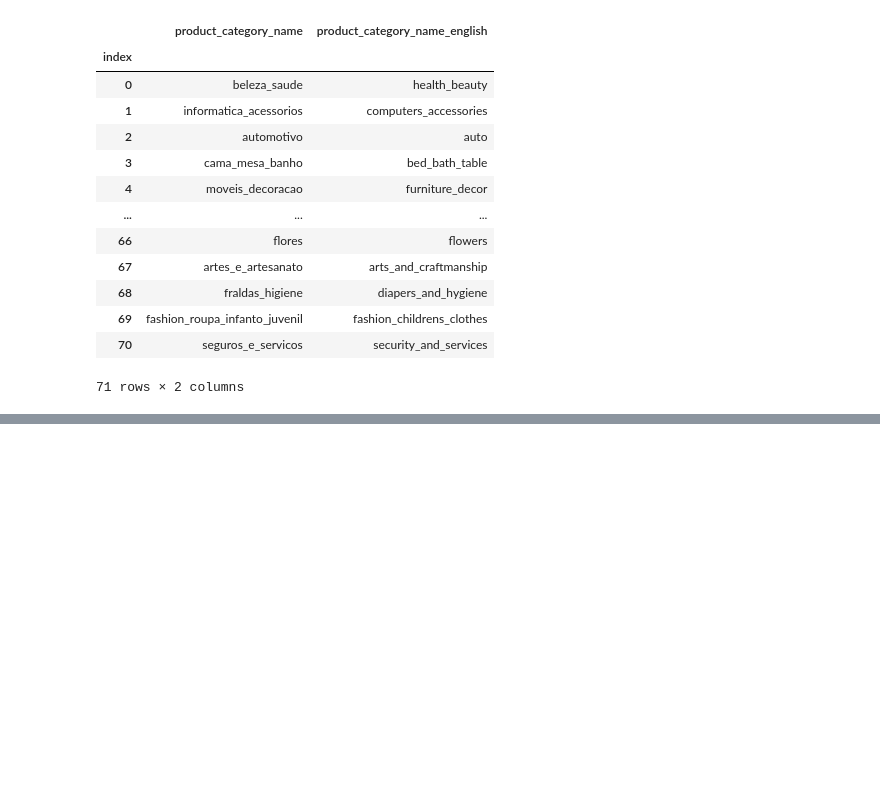
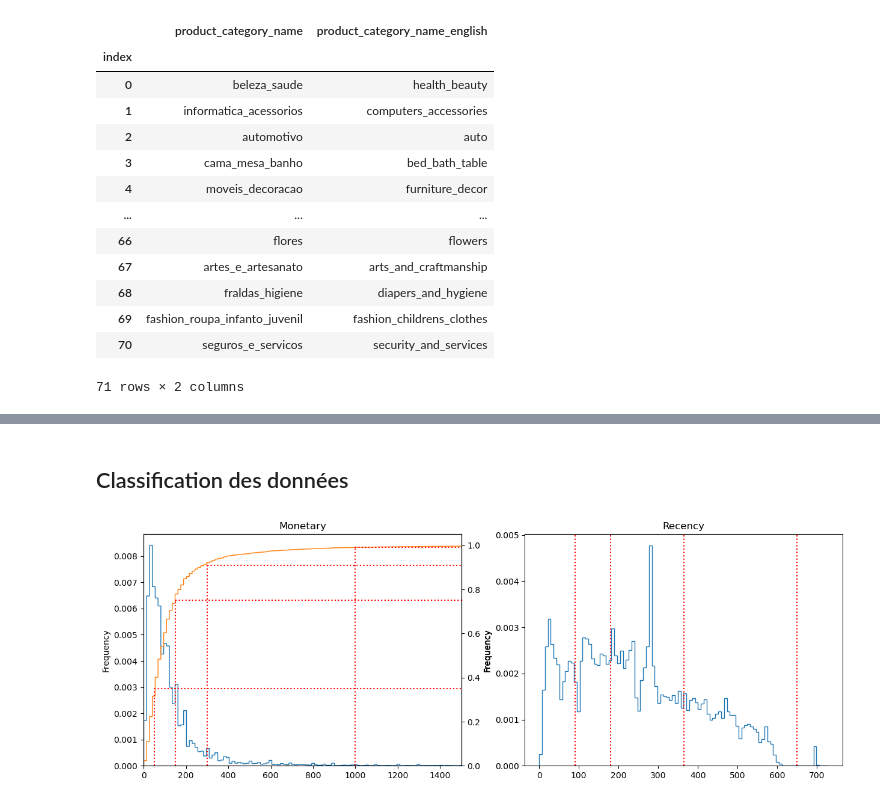
Before and after one commit to jonathandurand/openClassrooms, a Jupyter notebook: P5_clientsCommerce/P5_clientsCommerce.ipynb, the cells around one changed output, grey strips where cells are left out. Cells and saved outputs as stored; diff of their text form; code cells hidden in the pictures; blank space fills up the shorter version.

Commit message:
Projet 5 : premier graphe RFM

```diff
--- a/P5_clientsCommerce/P5_clientsCommerce.ipynb
+++ b/P5_clientsCommerce/P5_clientsCommerce.ipynb
@@ -234,0 +251,43 @@ translation_df
+# %%
+data_RFM_grouped = data_RFM.groupby(by=['customer_id'])
+# %%
+data_RFM_stats = pd.DataFrame()
+data_RFM_stats['Monetary'] = data_RFM_grouped['price'].sum()
+data_RFM_stats['LastDate'] = data_RFM_grouped['order_purchase_timestamp'].max()
+data_RFM_stats['Frequency'] = data_RFM_grouped['order_id'].size()
+# %%
+data_RFM_stats['Recency'] = (data_RFM_stats['LastDate'].max() - data_RFM_stats['LastDate']).dt.days
+# %% [markdown]
+## Classification des données
+# %%
+R_bins = [0, 90, 180, 365, 650, data_RFM_stats['Recency'].max()]
+F_bins = [0, 1, data_RFM_stats['Frequency'].max()]
+M_bins = [0, 50, 150, 300, 1000, data_RFM_stats['Monetary'].max()]
+# %%
+x_max = 1500
+f_cum = [0.35, 0.75, 0.91, 0.99]
+
+plt.figure(figsize=(15,5))
+
+ax = plt.subplot(1,2,1)
+data_RFM_stats['Monetary'].plot.hist(ax=ax, bins=1000, density = True, histtype='step')
+ax = ax.twinx()
+data_RFM_stats['Monetary'].plot.hist(ax=ax, bins=1000, density=True, cumulative=True, histtype='step', color='tab:orange')
+
+for i in range(4):
+    ax.plot([M_bins[i+1], x_max], [f_cum[i], f_cum[i]], ':r')
+    ax.plot([M_bins[i+1], M_bins[i+1]], [0, f_cum[i]], ':r')
+
+ax.set_title('Monetary')
+plt.xlim([0,x_max])
+
+ax = plt.subplot(1,2,2)
+data_RFM_stats['Recency'].plot.hist(ax=ax, bins=100, density = True, histtype='step')
+
+for i in range(4):
+    ax.axvline(R_bins[i+1], linestyle=':', color='r')
+
+ax.set_title('Recency')
+plt.show()
+# %% [output]
+[figure, added]
```
Also changed, not shown: parts of 15 cells of this notebook.
